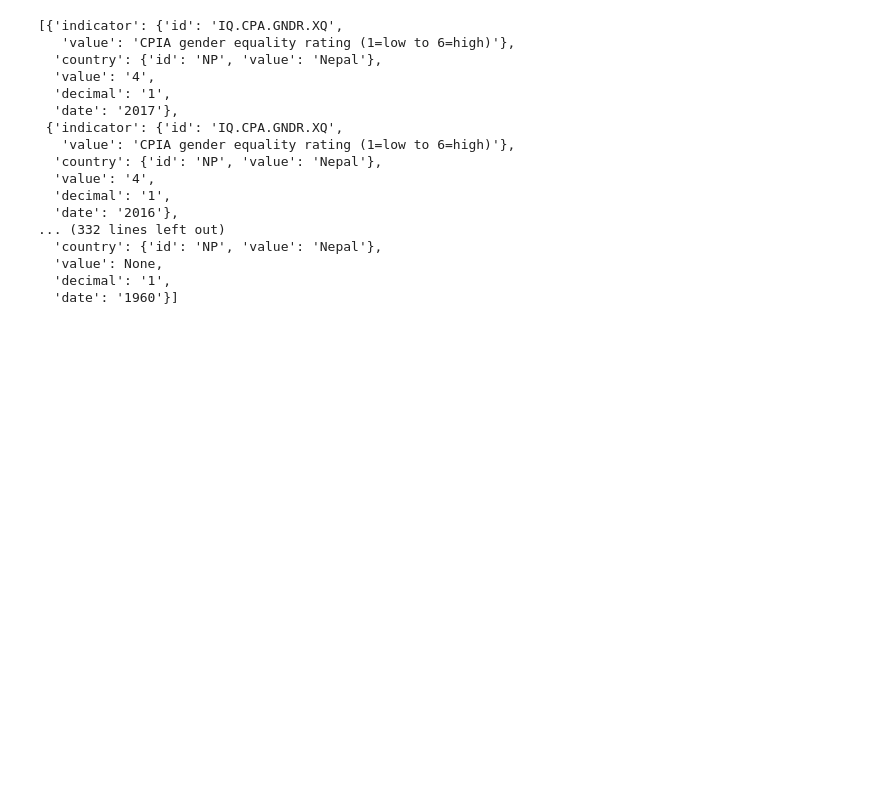
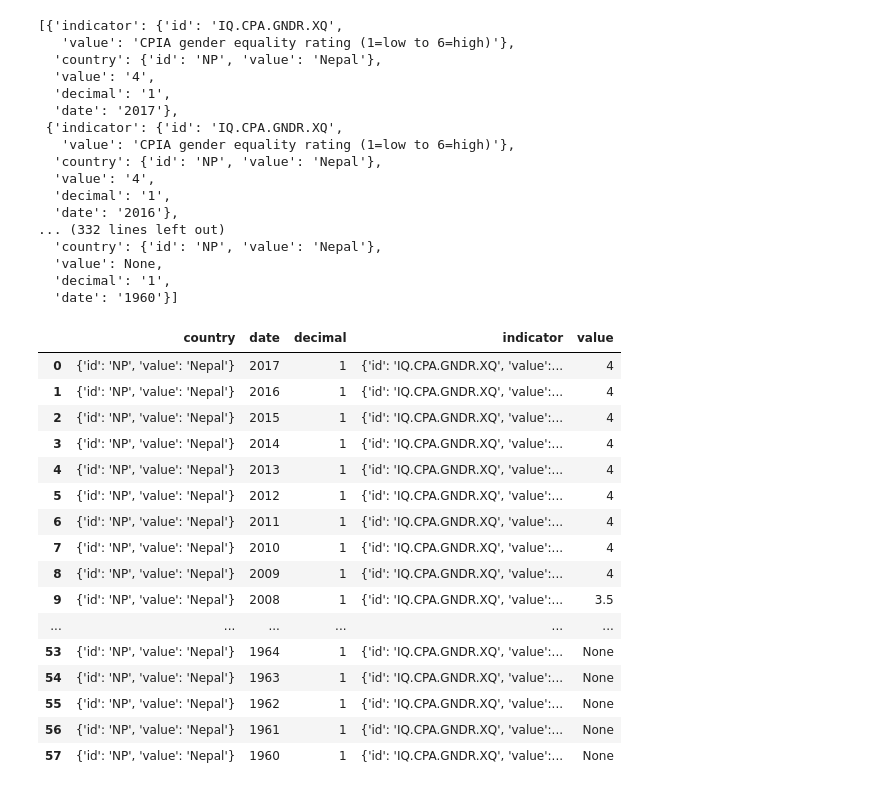
Before and after one commit to omar-d/EPA-WB-Equity, a Jupyter notebook: wbdata_tutorial.ipynb, the cells around one changed output. Saved outputs shown, nothing was run; the diff lists cells and outputs as text; code cells hidden in the pictures; blank space fills up the shorter version.

```diff
--- a/wbdata_tutorial.ipynb
+++ b/wbdata_tutorial.ipynb
@@ -120,3 +146,26 @@ wbdata.get_data("IQ.CPA.GNDR.XQ", country="NPL")
   'value': None,
   'decimal': '1',
   'date': '1960'}]
+# %%
+# Steps to create DataFrame
+CPIA_NPL = pd.DataFrame(wbdata.get_data("IQ.CPA.GNDR.XQ", country="NPL"))
+CPIA_NPL
+#
+# %% [output]
+|  | country | date | decimal | indicator | value |
+| 0 | {'id': 'NP', 'value': 'Nepal'} | 2017 | 1 | {'id': 'IQ.CPA.GNDR.XQ', 'value':... | 4 |
+| 1 | {'id': 'NP', 'value': 'Nepal'} | 2016 | 1 | {'id': 'IQ.CPA.GNDR.XQ', 'value':... | 4 |
+| 2 | {'id': 'NP', 'value': 'Nepal'} | 2015 | 1 | {'id': 'IQ.CPA.GNDR.XQ', 'value':... | 4 |
+| 3 | {'id': 'NP', 'value': 'Nepal'} | 2014 | 1 | {'id': 'IQ.CPA.GNDR.XQ', 'value':... | 4 |
+| 4 | {'id': 'NP', 'value': 'Nepal'} | 2013 | 1 | {'id': 'IQ.CPA.GNDR.XQ', 'value':... | 4 |
+| 5 | {'id': 'NP', 'value': 'Nepal'} | 2012 | 1 | {'id': 'IQ.CPA.GNDR.XQ', 'value':... | 4 |
+| 6 | {'id': 'NP', 'value': 'Nepal'} | 2011 | 1 | {'id': 'IQ.CPA.GNDR.XQ', 'value':... | 4 |
+| 7 | {'id': 'NP', 'value': 'Nepal'} | 2010 | 1 | {'id': 'IQ.CPA.GNDR.XQ', 'value':... | 4 |
+| 8 | {'id': 'NP', 'value': 'Nepal'} | 2009 | 1 | {'id': 'IQ.CPA.GNDR.XQ', 'value':... | 4 |
+| 9 | {'id': 'NP', 'value': 'Nepal'} | 2008 | 1 | {'id': 'IQ.CPA.GNDR.XQ', 'value':... | 3.5 |
+| ... | ... | ... | ... | ... | ... |
+| 53 | {'id': 'NP', 'value': 'Nepal'} | 1964 | 1 | {'id': 'IQ.CPA.GNDR.XQ', 'value':... | None |
+| 54 | {'id': 'NP', 'value': 'Nepal'} | 1963 | 1 | {'id': 'IQ.CPA.GNDR.XQ', 'value':... | None |
+| 55 | {'id': 'NP', 'value': 'Nepal'} | 1962 | 1 | {'id': 'IQ.CPA.GNDR.XQ', 'value':... | None |
+| 56 | {'id': 'NP', 'value': 'Nepal'} | 1961 | 1 | {'id': 'IQ.CPA.GNDR.XQ', 'value':... | None |
+| 57 | {'id': 'NP', 'value': 'Nepal'} | 1960 | 1 | {'id': 'IQ.CPA.GNDR.XQ', 'value':... | None |
```
Also changed, not shown: parts of 7 cells of this notebook.
